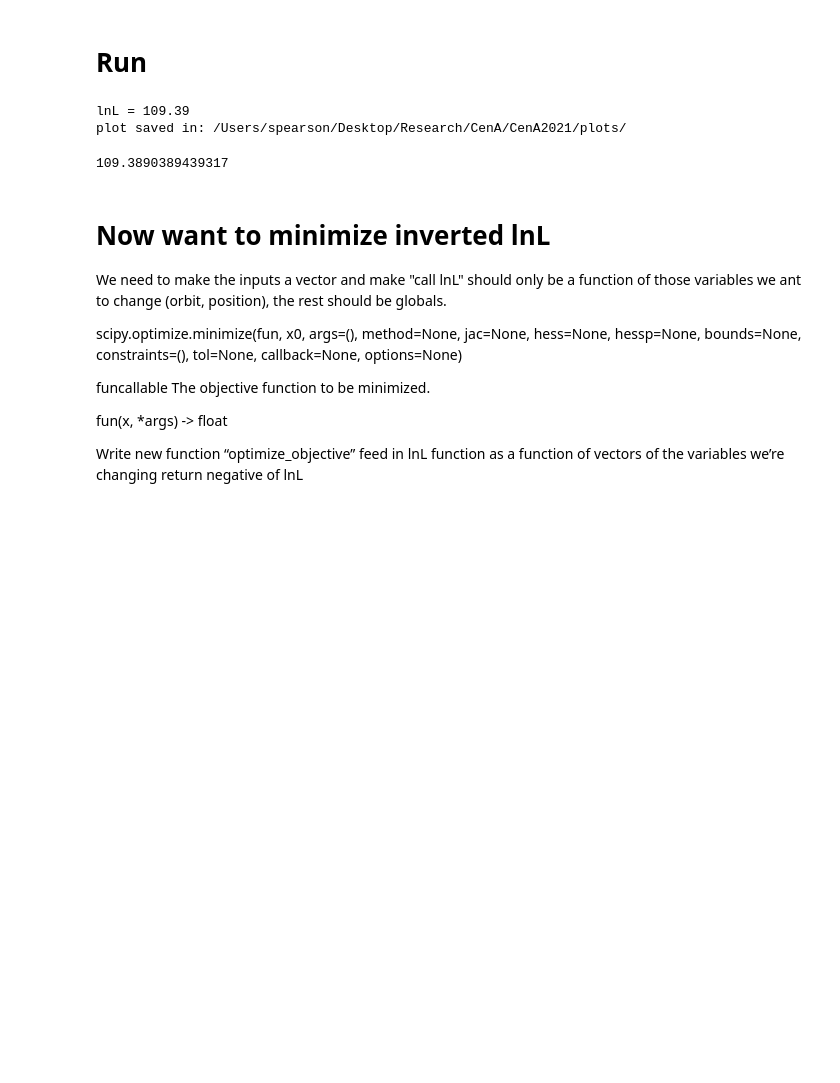
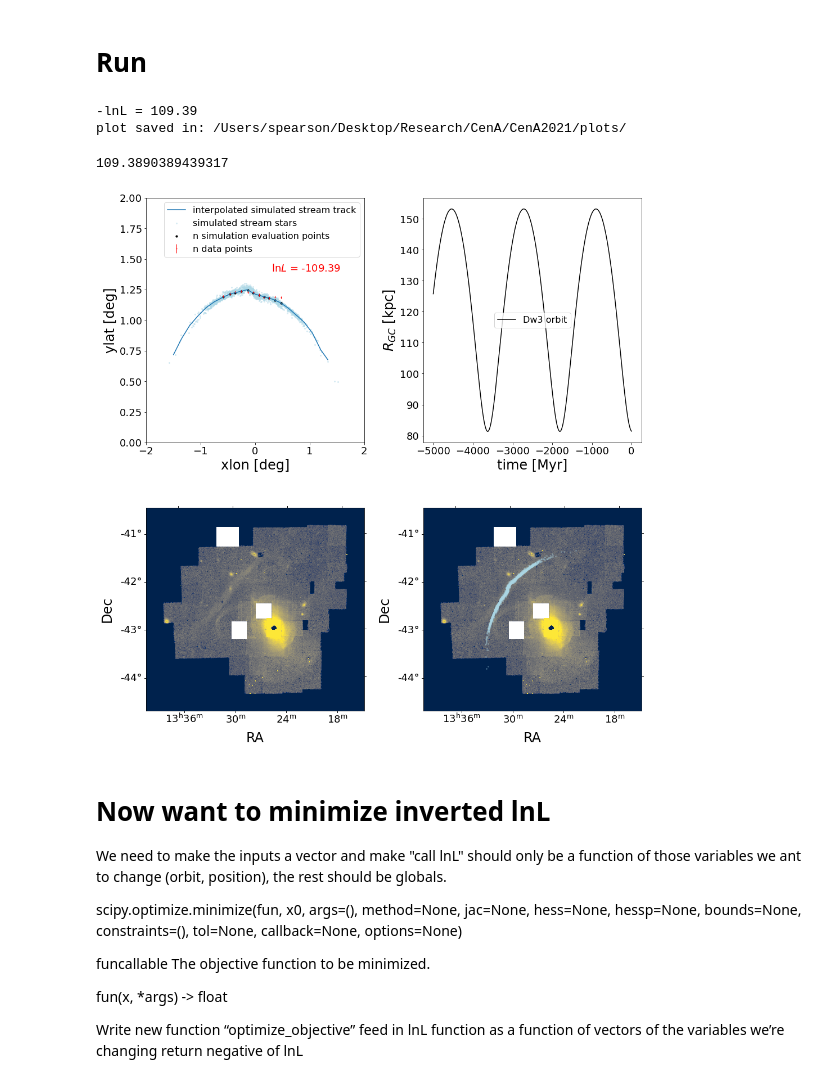
Before and after one commit to sapearson/CenA, a Jupyter notebook: notebooks/Call_lnL.ipynb, the cells around one changed output. Saved outputs shown, nothing was run; the diff lists cells and outputs as text; code cells hidden in the pictures; blank space fills up the shorter version.

```diff
--- a/notebooks/Call_lnL.ipynb
+++ b/notebooks/Call_lnL.ipynb
@@ -201,7 +202,7 @@ def plot_streamfit_orbit(sim_stream_lon_inter,sim_stream_lat_inter,\
 #              vel , mass, \
 #             b , halo_mass , \
 #              halo_c, t_integrate):
-def call_lnL(lnL_input, vel): #plot = true, false, wrap plot in if statement
+def call_lnL(lnL_input, vel, plot, verbose): #plot = true, false, wrap plot in if statement
     """
 
     Function that calculates the lnL of a stream simulation to input control
@@ -331,14 +332,7 @@ def call_lnL(lnL_input, vel): #plot = true, false, wrap plot in if statement
 
     # Use CenA Galactocentric frame to get stream progentor pos
     dw3_pos_GC = pos.transform_to(CenAGalactocentric())
-   # print('dw3 present day pos: ' + str(dw3_pos_GC))
-  #  print('')
-  ##  print('')
-   # print('pos')
-    #print(dw3_pos_GC)
-    #print(dw3_pos_GC.shape)
-    #print('vel')
-    #print(vel)
+
     #print(vel.shape)
     # Generate stream and orbit of progentiro
     stream, orbit = generate_stream(prog_pos = dw3_pos_GC, vel=vel, dw3_mass=mass, \
@@ -406,21 +400,27 @@ def call_lnL(lnL_input, vel): #plot = true, false, wrap plot in if statement
         Chi_2 = np.sum(Delta_n**2/sigma_n**2 )
         lnL = -0.5 * (Chi_2)
     else:
-        print("error: simulation doesn't cover extent of data points")
-        print("try: longer integration time or more massive progenitor")
+        if verbose:
+            print("error: simulation doesn't cover extent of data points")
+            print("try: longer integration time or more massive progenitor")
         lnL = -np.inf
     #the sigma_n is the error in the vertical direction
     # for now they are just all 0.01 deg
 
-    print('lnL = ' + str(np.round(-lnL,2)))
-    print("plot saved in: " + str(plot_path))
+    if verbose:
+        print('-lnL = ' + str(np.round(-lnL,2)))
+
 
 
     #Produce final output plot
     #uncomment for now
- #   plot_streamfit_orbit(sim_stream_lon_inter,sim_stream_lat_inter,\
-  #                     stream_lon, stream_lat,sim_lon_n,sim_lat_n,\
-   #                     c_control_offset_lon, c_control_offset_lat,sigma_n,lnL, orbit, stream, cena_stream_icrs)
+    if plot:
+        plot_streamfit_orbit(sim_stream_lon_inter,sim_stream_lat_inter,\
+                           stream_lon, stream_lat,sim_lon_n,sim_lat_n,\
+                            c_control_offset_lon, c_control_offset_lat,sigma_n,lnL, orbit,\
+                             stream, cena_stream_icrs, lnL_input,vel)
+        if verbose:
+            print("plot saved in: " + str(plot_path))
     ##
   #  return "plot saved in: " + str(plot_path)
     return -lnL
@@ -470,33 +471,34 @@ $[8.9107468 \times 10^{11}] \; \mathrm{M_{\odot}}$
 # %%
 # call_lnL(data = centroids, angle = alpha, distance = CenA_distance,dw_distance= dw3_distance, \
 #                           vel = dw3_vel, mass=dw3_mass,   \
 #                          b = dw3_b, halo_mass = m_halo, halo_c= c_halo,\
 #                          t_integrate=nsteps)
 
 
 ll_input1 = 3.8#*u.Mpc now adding this within function
 
 
 #ll_input2 = np.array([0, 450, 0])#*u.km/u.s
 #print(ll_input1)
 #print(ll_input2)
 
 
 lnL_input = np.array([ll_input1])#,ll_input2])
 
 
 #print(lnL_input[0])
 #call_lnL(dw_distance = dw3_distance,  vel = dw3_vel)
 ##call_lnL(dw_distance = lnL_input[0],  vel = lnL_input[1])
 #now read in the vector only;
 
 
 
-call_lnL(lnL_input)
+call_lnL(lnL_input, vel, plot=True, verbose=True)
 # %% [output]
-lnL = 109.39
+-lnL = 109.39
 plot saved in: /Users/spearson/Desktop/Research/CenA/CenA2021/plots/
 109.3890389439317
+[figure, added]
 # %% [markdown]
 # Now want to minimize inverted lnL
 We need to make the inputs a vector and make "call lnL" should only be a function of those variables we ant to change (orbit, position), the rest should be globals.
```
Also changed, not shown: parts of 14 cells of this notebook.
